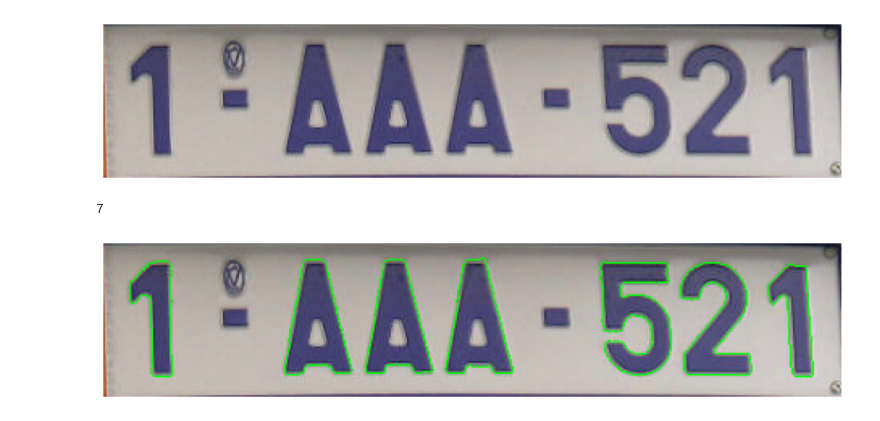
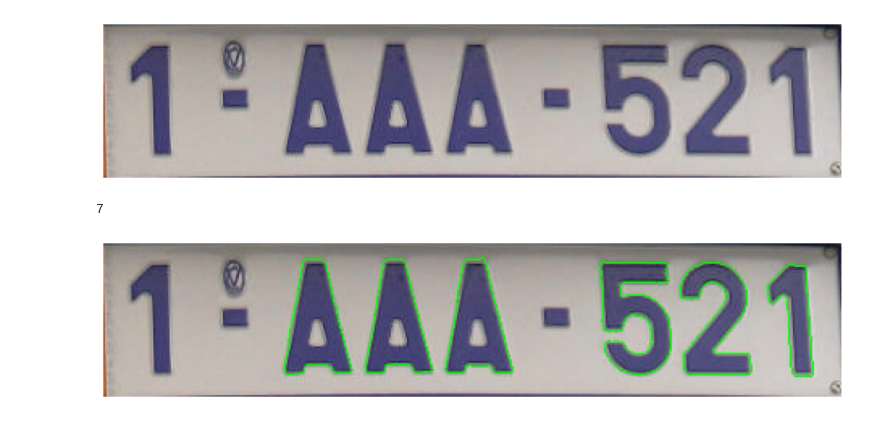
Before and after one commit to mp4402/pythonPrograms, a Jupyter notebook: computerVision2023/proyectos/proyecto1.ipynb, the cells around one changed output. Cells and saved outputs as stored; diff of their text form; code cells hidden in the pictures.

```diff
--- a/computerVision2023/proyectos/proyecto1.ipynb
+++ b/computerVision2023/proyectos/proyecto1.ipynb
@@ -14,7 +14,7 @@ import io
 #plt.style.use('dark_background')
 PATH = 'C:/GitHub/pythonPrograms/computerVision2023/proyectos/LicencePlates/'
 # %%
-filename=PATH+'images10.jpg'
+filename=PATH+'images3.jpg'
 # %%
 color = (0,255,0)
 im = cv.imread(filename,cv.IMREAD_COLOR)
@@ -76,4 +76,4 @@ def encontrarNumeros(image):
 # %%
 binarized = binarizacion(im)
 placa = encontrarPlaca(binarized)
-numeros = encontrarNumeros(placa)
+numeros = encontrarNumeros(binarizacion(placa))
@@ -169,6 +167,6 @@ print(len(contorno))
 # %% [output]
 7
 # %%
-cvlib.imgview(cv.drawContours(placa.copy(), contorno, -1, color, 1))
+cvlib.imgview(cv.drawContours(placa.copy(), numeros, -1, color, 1))
 # %% [output]
-[figure, old version]
+[figure, new version]
```
Also changed, not shown: parts of 2 cells of this notebook, 1 other file.
